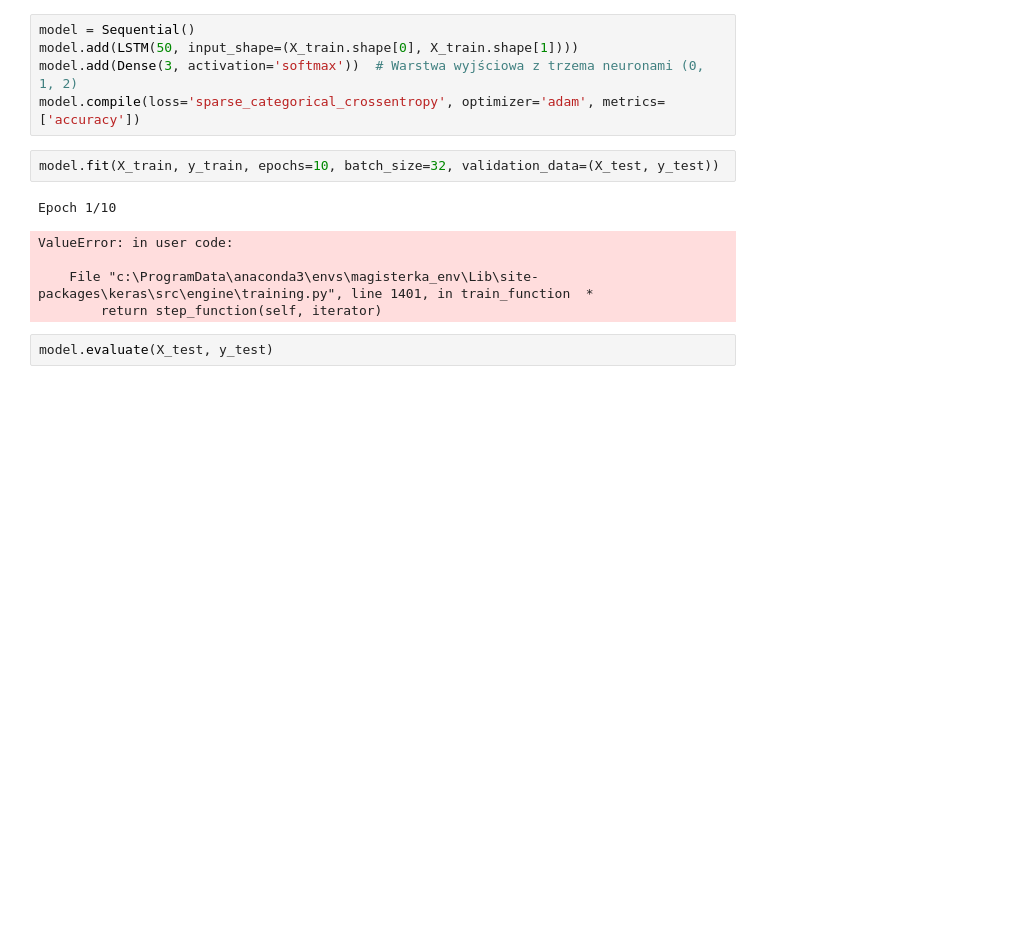
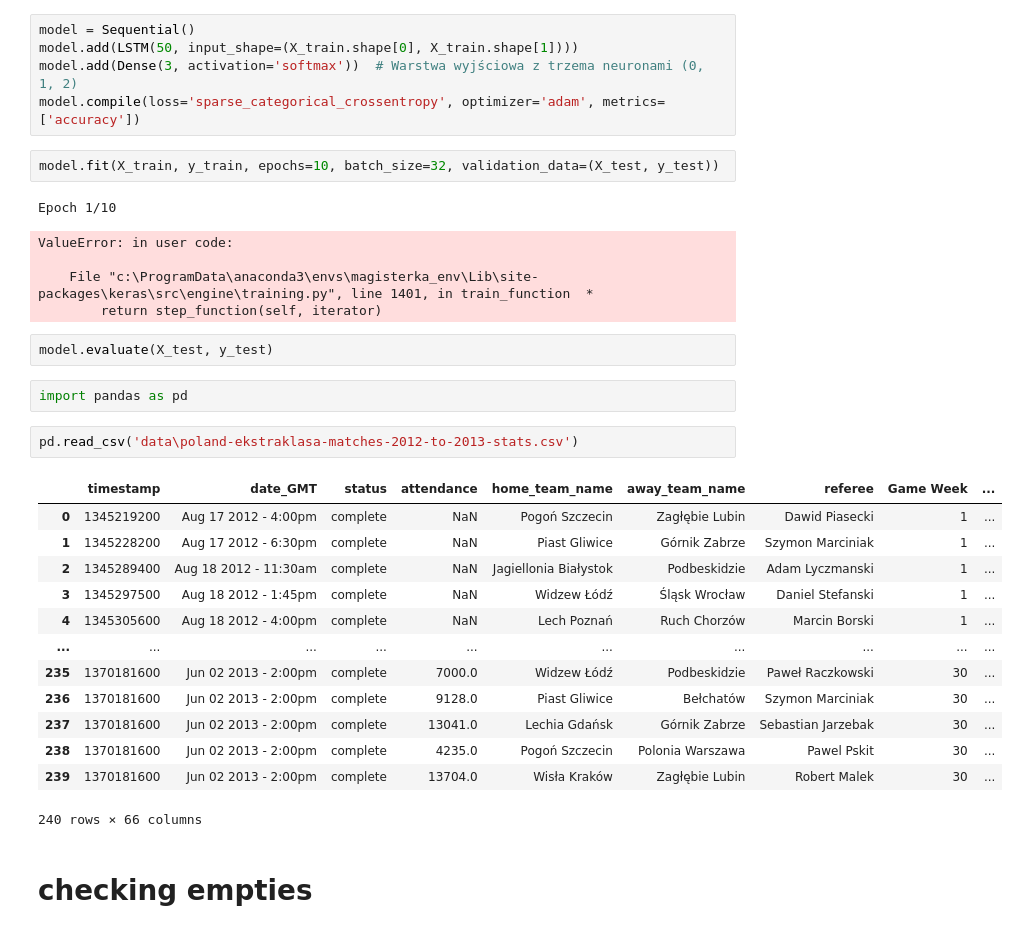
Before and after one commit to lukaszlewickii/football_games_predictor, a Jupyter notebook: draft.ipynb, the cells around one changed output. Saved outputs shown, nothing was run; the diff lists cells and outputs as text; blank space fills up the shorter version.

```diff
--- a/draft.ipynb
+++ b/draft.ipynb
@@ -376,3 +380,23 @@ ValueError: in user code:
         return step_function(self, iterator)
 # %%
 model.evaluate(X_test, y_test)
+# %%
+import pandas as pd
+# %%
+pd.read_csv('data\poland-ekstraklasa-matches-2012-to-2013-stats.csv')
+# %% [output]
+|  | timestamp | date_GMT | status | attendance | home_team_name | away_team_name | referee | Game Week | ... |
+| 0 | 1345219200 | Aug 17 2012 - 4:00pm | complete | NaN | Pogoń Szczecin | Zagłębie Lubin | Dawid Piasecki | 1 | ... |
+| 1 | 1345228200 | Aug 17 2012 - 6:30pm | complete | NaN | Piast Gliwice | Górnik Zabrze | Szymon Marciniak | 1 | ... |
+| 2 | 1345289400 | Aug 18 2012 - 11:30am | complete | NaN | Jagiellonia Białystok | Podbeskidzie | Adam Lyczmanski | 1 | ... |
+| 3 | 1345297500 | Aug 18 2012 - 1:45pm | complete | NaN | Widzew Łódź | Śląsk Wrocław | Daniel Stefanski | 1 | ... |
+| 4 | 1345305600 | Aug 18 2012 - 4:00pm | complete | NaN | Lech Poznań | Ruch Chorzów | Marcin Borski | 1 | ... |
+| ... | ... | ... | ... | ... | ... | ... | ... | ... | ... |
+| 235 | 1370181600 | Jun 02 2013 - 2:00pm | complete | 7000.0 | Widzew Łódź | Podbeskidzie | Paweł Raczkowski | 30 | ... |
+| 236 | 1370181600 | Jun 02 2013 - 2:00pm | complete | 9128.0 | Piast Gliwice | Bełchatów | Szymon Marciniak | 30 | ... |
+| 237 | 1370181600 | Jun 02 2013 - 2:00pm | complete | 13041.0 | Lechia Gdańsk | Górnik Zabrze | Sebastian Jarzebak | 30 | ... |
+| 238 | 1370181600 | Jun 02 2013 - 2:00pm | complete | 4235.0 | Pogoń Szczecin | Polonia Warszawa | Pawel Pskit | 30 | ... |
+| 239 | 1370181600 | Jun 02 2013 - 2:00pm | complete | 13704.0 | Wisła Kraków | Zagłębie Lubin | Robert Malek | 30 | ... |
+240 rows × 66 columns
+# %% [markdown]
+# checking empties
```
Also changed, not shown: parts of 3 cells of this notebook, 4 other files.
